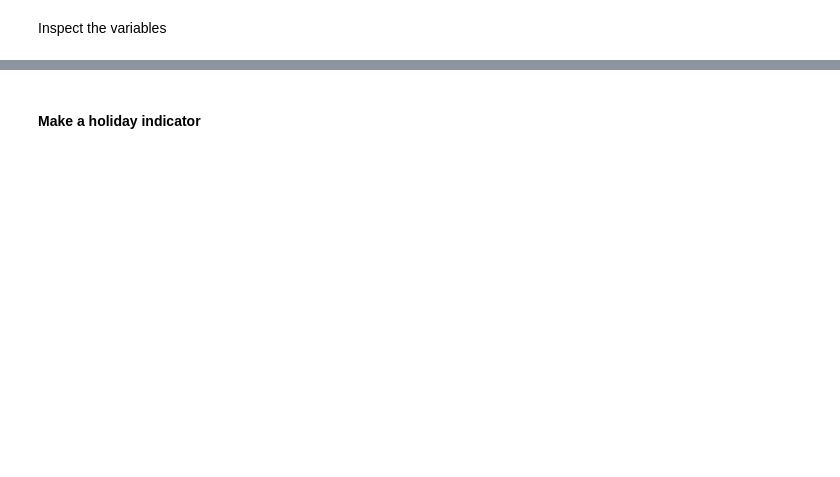
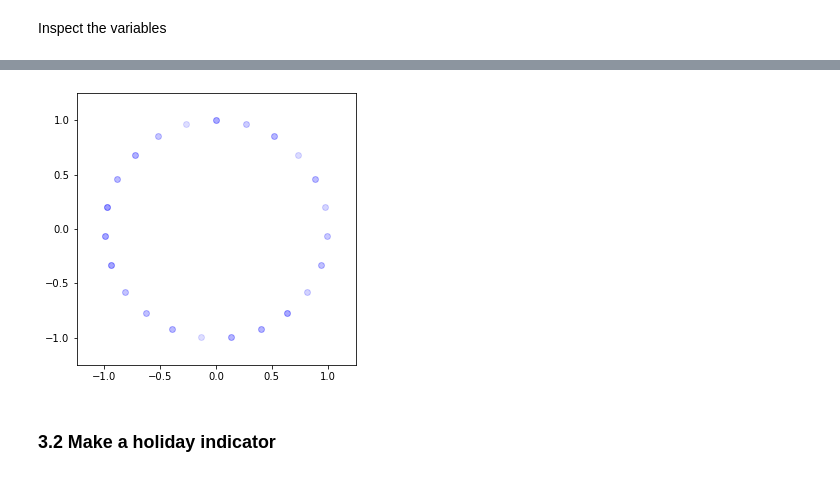
Before and after one commit to jschmit-ds/capstone, a Jupyter notebook: 01.Data_Etl/22.model_file.ipynb, the cells around one changed output, grey strips where cells are left out. Drawn from its saved outputs; the diff is of its cells as text; code cells hidden in the pictures; blank space fills up the shorter version.

```diff
--- a/01.Data_Etl/22.model_file.ipynb
+++ b/01.Data_Etl/22.model_file.ipynb
@@ -49,2 +56,2 @@ joined_df = pd.read_csv(root / 'X.data' / 'model_data_pre_transformation.csv')
 # %%
-#joined_df = awswrangler.s3.read_csv(path = 's3://traffic-data-bucket/model_data_pre_transformation.csv', boto3_session=my_session, use_threads=True)
+joined_df = awswrangler.s3.read_parquet(path = f's3://{s3_bucket}/model_data/model_data_pre_transformation.parquet', boto3_session=my_session, use_threads=True)
@@ -93,18 +145,18 @@ joined_df[['collision_hour', 'drv_collision_hour_sin', 'drv_collision_hour_cos']
 # %%
-import matplotlib.pyplot as plt
-
 hour_tr_sample = joined_df[['collision_hour', 'drv_collision_hour_sin', 'drv_collision_hour_cos']].sample(500)
 
-plt.rcParams["figure.figsize"] = [3.00, 3.00]
+plt.rcParams["figure.figsize"] = [5.00, 5.00]
 plt.plot(hour_tr_sample['drv_collision_hour_sin'],
          hour_tr_sample['drv_collision_hour_cos'],
          'o',
          color='blue',
          alpha=.01);
 plt.ylim(-1.25, 1.25);
 plt.xlim(-1.25, 1.25);
+# %% [output]
+[figure, added]
 # %% [markdown]
-#### Make a holiday indicator
+### 3.2 Make a holiday indicator
 # %%
 from pandas.tseries.holiday import USFederalHolidayCalendar as calendar
 import datetime
```
Also changed, not shown: parts of 42 cells of this notebook, 11 other files.
